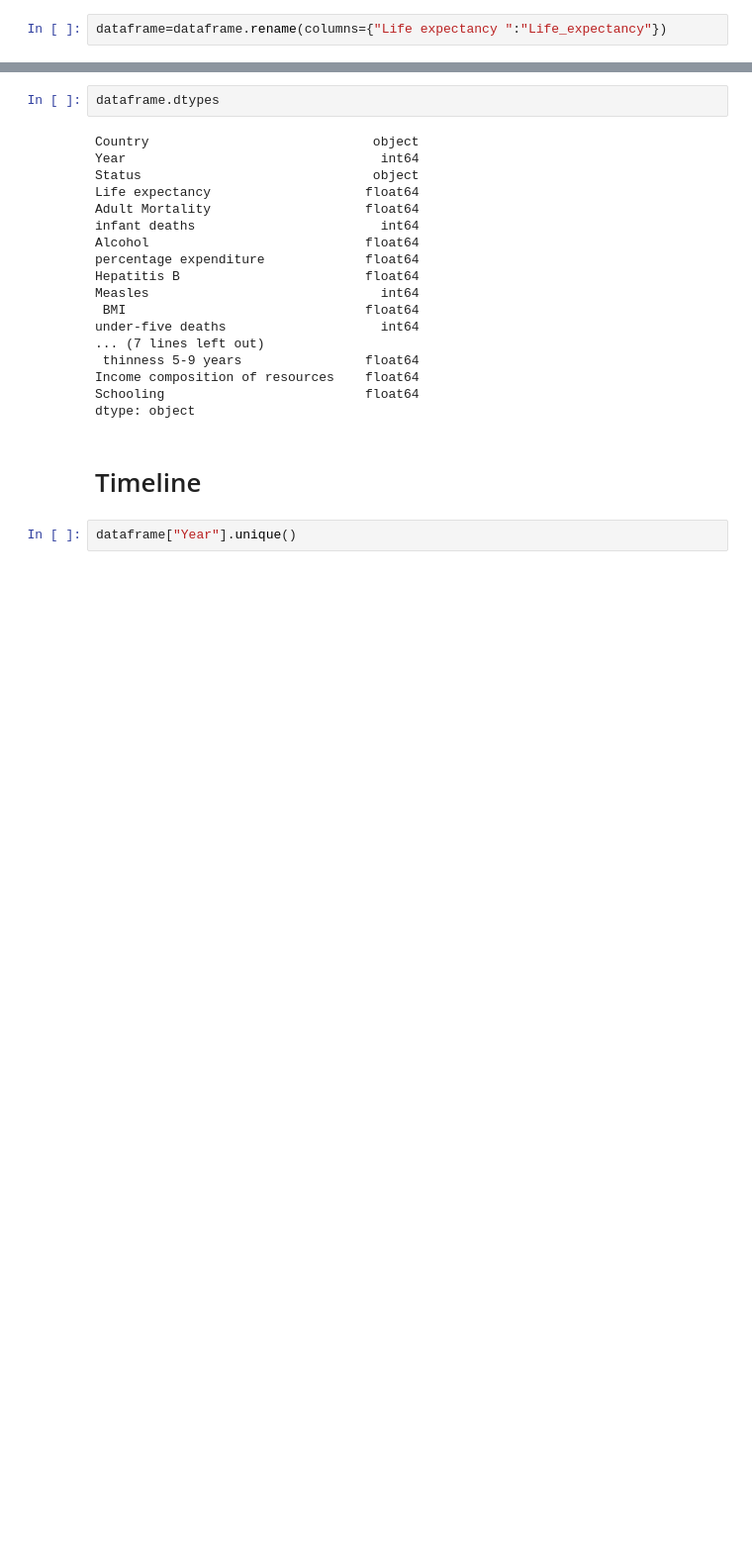
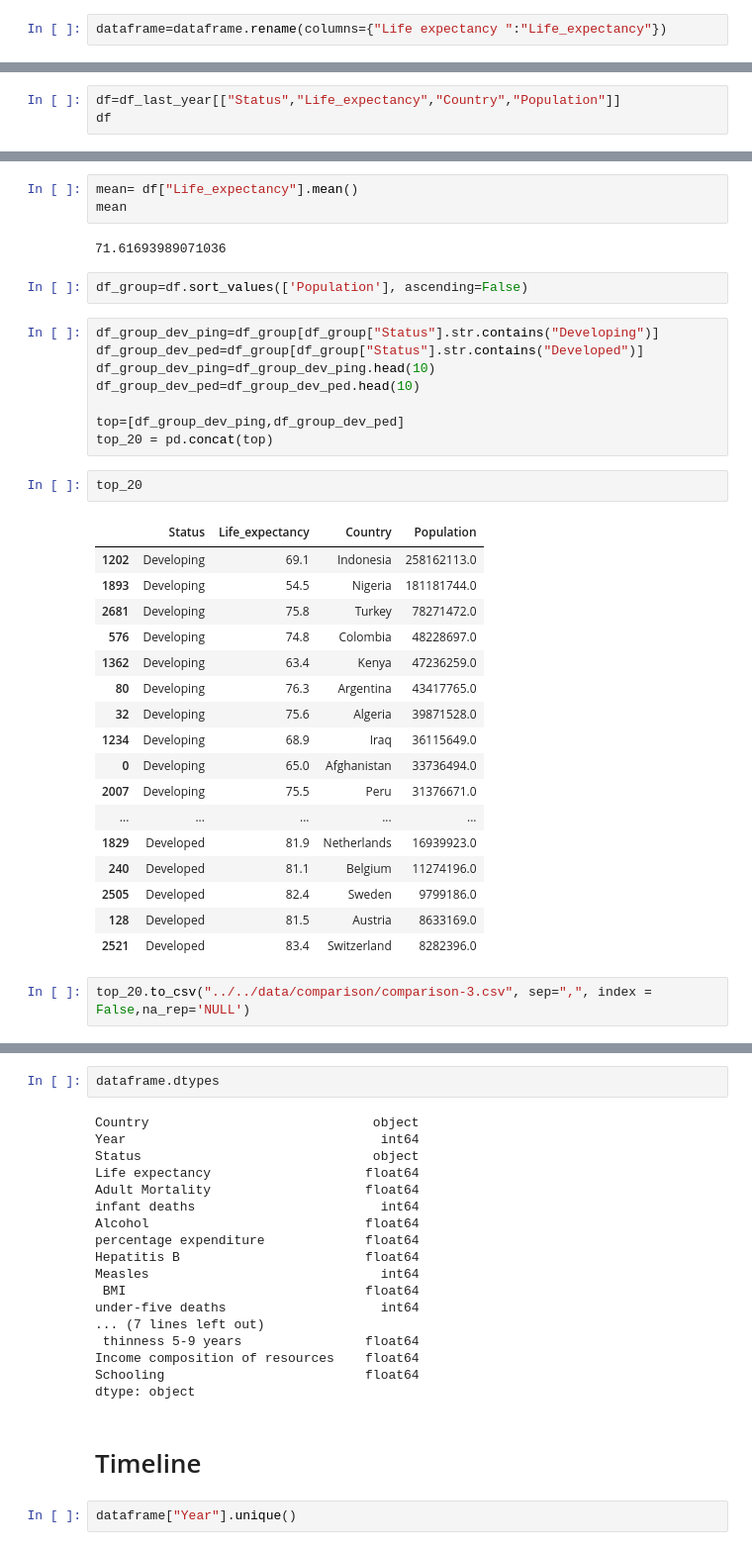
Before and after one commit to Riz97/riz97.github.io, a Jupyter notebook: py_scripts/notebooks/Data_preproccessing_comparison.ipynb, the cells around one changed output, grey strips where cells are left out. Shown at 99% size. Cells and saved outputs as stored; diff of their text form; blank space fills up the shorter version.

```diff
--- a/py_scripts/notebooks/Data_preproccessing_comparison.ipynb
+++ b/py_scripts/notebooks/Data_preproccessing_comparison.ipynb
@@ -57,0 +22,3 @@ pd.read_csv("../../data/comparison-3.csv")
+# %%
+df=df_last_year[["Status","Life_expectancy","Country","Population"]]
+df
@@ -57,0 +39,37 @@ pd.read_csv("../../data/comparison-3.csv")
+# %%
+mean= df["Life_expectancy"].mean()
+mean
+# %% [output]
+71.61693989071036
+# %%
+df_group=df.sort_values(['Population'], ascending=False)
+# %%
+df_group_dev_ping=df_group[df_group["Status"].str.contains("Developing")]
+df_group_dev_ped=df_group[df_group["Status"].str.contains("Developed")]
+df_group_dev_ping=df_group_dev_ping.head(10)
+df_group_dev_ped=df_group_dev_ped.head(10)
+
+top=[df_group_dev_ping,df_group_dev_ped]
+top_20 = pd.concat(top)
+# %%
+top_20
+# %% [output]
+|  | Status | Life_expectancy | Country | Population |
+| 1202 | Developing | 69.1 | Indonesia | 258162113.0 |
+| 1893 | Developing | 54.5 | Nigeria | 181181744.0 |
+| 2681 | Developing | 75.8 | Turkey | 78271472.0 |
+| 576 | Developing | 74.8 | Colombia | 48228697.0 |
+| 1362 | Developing | 63.4 | Kenya | 47236259.0 |
+| 80 | Developing | 76.3 | Argentina | 43417765.0 |
+| 32 | Developing | 75.6 | Algeria | 39871528.0 |
+| 1234 | Developing | 68.9 | Iraq | 36115649.0 |
+| 0 | Developing | 65.0 | Afghanistan | 33736494.0 |
+| 2007 | Developing | 75.5 | Peru | 31376671.0 |
+| ... | ... | ... | ... | ... |
+| 1829 | Developed | 81.9 | Netherlands | 16939923.0 |
+| 240 | Developed | 81.1 | Belgium | 11274196.0 |
+| 2505 | Developed | 82.4 | Sweden | 9799186.0 |
+| 128 | Developed | 81.5 | Austria | 8633169.0 |
+| 2521 | Developed | 83.4 | Switzerland | 8282396.0 |
+# %%
+top_20.to_csv("../../data/comparison/comparison-3.csv", sep=",", index = False,na_rep='NULL')
```
Also changed, not shown: parts of 9 cells of this notebook, 6 other files.
